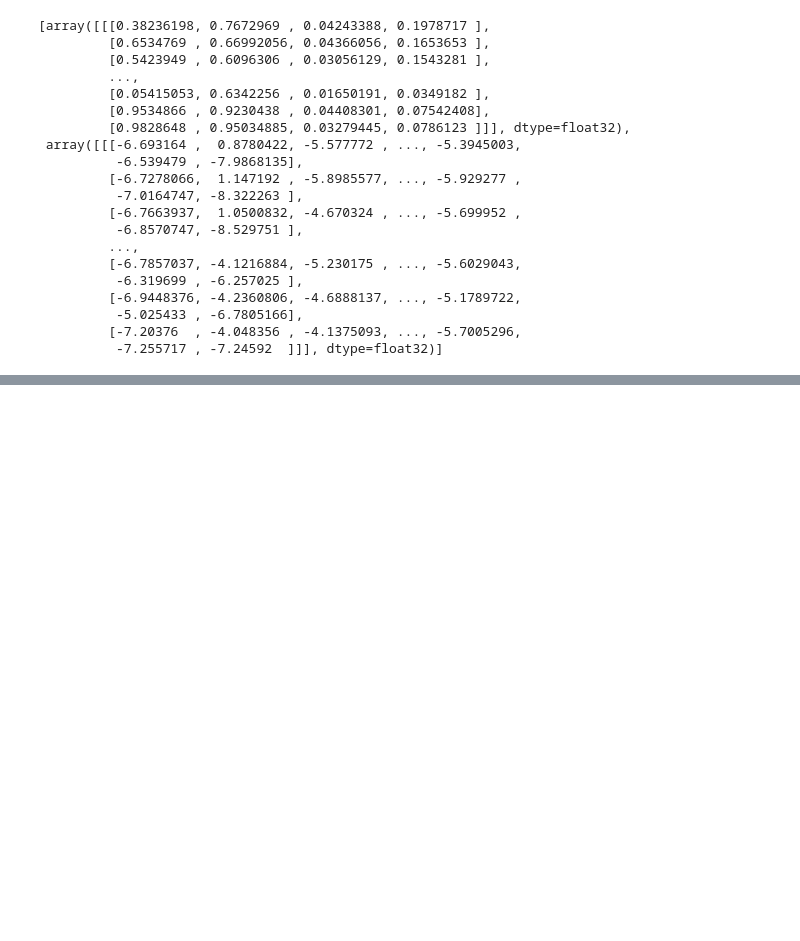
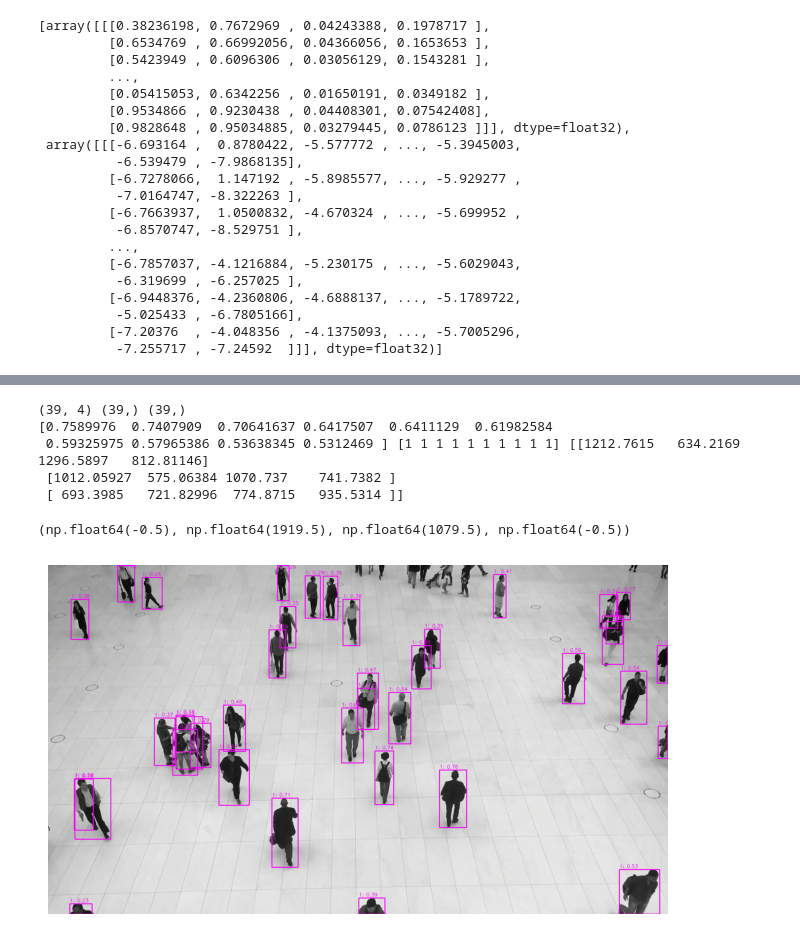
Before and after one commit to manan152003/rf-detr-nano-inference, a Jupyter notebook: inference.ipynb, the cells around one changed output, grey strips where cells are left out. Saved outputs shown, nothing was run; the diff lists cells and outputs as text; code cells hidden in the pictures; blank space fills up the shorter version.

Commit message:
added postprocess; postprocess_person

```diff
--- a/inference.ipynb
+++ b/inference.ipynb
@@ -4,8 +4,8 @@ import onnxruntime as ort
 import cv2
 import matplotlib.pyplot as plt
 # %%
-image = cv2.imread("test.png")
-image = cv2.cvtColor(image, cv2.COLOR_BGR2RGB)
+image_bgr = cv2.imread("test.png")
+image = cv2.cvtColor(image_bgr , cv2.COLOR_BGR2RGB)
 plt.imshow(image)
 plt.axis('off')
 plt.show()
@@ -72,0 +80,12 @@ outputs
+# %%
+def sigmoid(x):
+    return 1.0 / (1.0 + np.exp(-np.clip(x, -500, 500)))
+# %%
+def cxcywh_to_xyxy(boxes):
+    cx, cy, w, h = boxes.T
+    return np.stack([
+        cx - w / 2,
+        cy - h / 2,
+        cx + w / 2,
+        cy + h / 2
+    ], axis=1)
@@ -72,0 +183,48 @@ outputs
+# %%
+boxes_xyxy, scores, class_ids = postprocess_person(outputs, orig_hw, topk=27300, score_thresh=0.15)
+print(boxes_xyxy.shape, scores.shape, class_ids.shape)
+print(scores[:10], class_ids[:10], boxes_xyxy[:3])
+# %% [output]
+(39, 4) (39,) (39,)
+[0.7589976  0.7407909  0.70641637 0.6417507  0.6411129  0.61982584
+ 0.59325975 0.57965386 0.53638345 0.5312469 ] [1 1 1 1 1 1 1 1 1 1] [[1212.7615   634.2169  1296.5897   812.81146]
+ [1012.05927  575.06384 1070.737    741.7382 ]
+ [ 693.3985   721.82996  774.8715   935.5314 ]]
+# %%
+def draw_detections(img, boxes, scores, class_ids):
+    img = img.copy()
+
+    for (x1, y1, x2, y2), score, cls in zip(boxes, scores, class_ids):
+
+        x1, y1, x2, y2 = map(int, [x1, y1, x2, y2])
+
+        cv2.rectangle(img, (x1, y1), (x2, y2), (245, 0, 245), 2)
+
+        label = f"{cls}: {score:.2f}"
+        cv2.putText(
+            img,
+            label,
+            (x1, max(y1 - 5, 10)),
+            cv2.FONT_HERSHEY_SIMPLEX,
+            0.5,
+            (245, 0, 245),
+            1,
+            cv2.LINE_AA
+        )
+
+    return img
+
+img = image_bgr.copy()
+
+vis = draw_detections(
+    img,
+    boxes_xyxy,
+    scores,
+    class_ids)
+
+plt.figure(figsize=(8,8))
+plt.imshow(cv2.cvtColor(vis, cv2.COLOR_BGR2RGB))
+plt.axis("off")
+# %% [output]
+(np.float64(-0.5), np.float64(1919.5), np.float64(1079.5), np.float64(-0.5))
+[figure, added]
```
Also changed, not shown: parts of 4 cells of this notebook, 2 other files.
